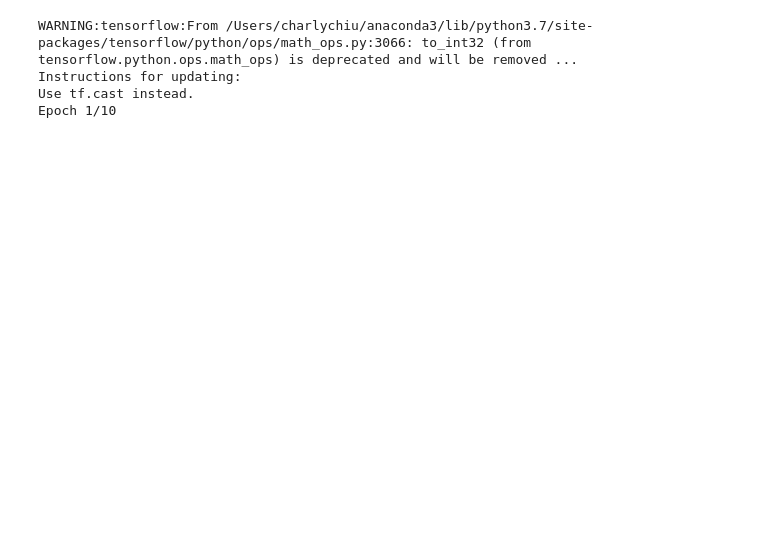
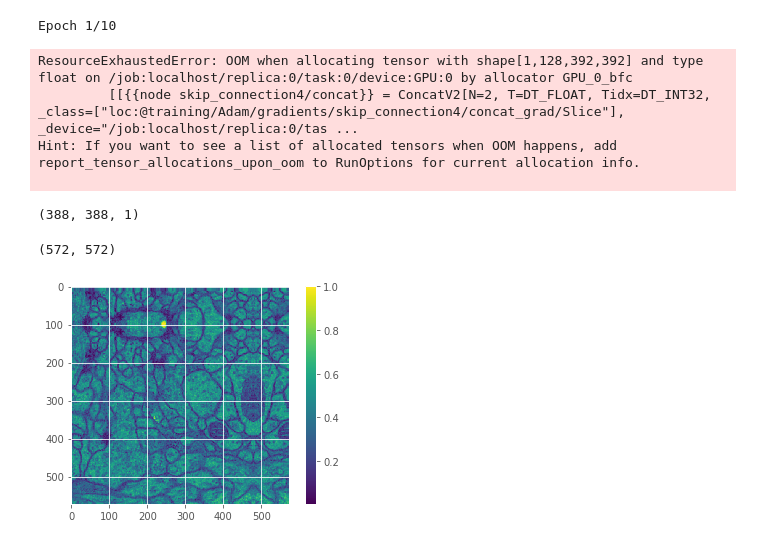
Before and after one commit to charlychiu/U-Net, a Jupyter notebook: model_testing.ipynb, the cells around one changed output. Cells and saved outputs as stored; diff of their text form; code cells hidden in the pictures; blank space fills up the shorter version.

Commit message:
Update model_testing with inference

```diff
--- a/model_testing.ipynb
+++ b/model_testing.ipynb
@@ -74,9 +69,10 @@ def iou_loss_score(true,pred):  #this can be used as a loss if you make it negat
 # %%
 model.compile(optimizer = 'Adam', loss = 'binary_crossentropy', metrics = [iou_loss_score])
 # %%
-results = model.fit(image_arr, tmp_mask, epochs=10, verbose=1)
+results = model.fit(image_arr, tmp_mask, batch_size=1, epochs=10, verbose=1)
 # %% [output]
-WARNING:tensorflow:From /Users/charlychiu/anaconda3/lib/python3.7/site-packages/tensorflow/python/ops/math_ops.py:3066: to_int32 (from tensorflow.python.ops.math_ops) is deprecated and will be removed ...
-Instructions for updating:
-Use tf.cast instead.
 Epoch 1/10
+ResourceExhaustedError: OOM when allocating tensor with shape[1,128,392,392] and type float on /job:localhost/replica:0/task:0/device:GPU:0 by allocator GPU_0_bfc
+         [[{{node skip_connection4/concat}} = ConcatV2[N=2, T=DT_FLOAT, Tidx=DT_INT32, _class=["loc:@training/Adam/gradients/skip_connection4/concat_grad/Slice"], _device="/job:localhost/replica:0/tas ...
+Hint: If you want to see a list of allocated tensors when OOM happens, add report_tensor_allocations_upon_oom to RunOptions for current allocation info.
+
@@ -82,0 +83,22 @@ Epoch 1/10
+# %%
+inference_image[0].shape
+# %% [output]
+(388, 388, 1)
+# %%
+import matplotlib.pyplot as plt
+plt.style.use("ggplot")
+
+def image_preview(data, cmap_status=True):
+    if cmap_status:
+        plt.imshow(data, cmap=plt.get_cmap('bone'))
+        plt.colorbar()
+    else:
+        plt.imshow(data)
+        plt.colorbar()
+# %%
+preview_x = image_arr[0][:,:,0]
+image_preview(preview_x, cmap_status=False)
+print(preview_x.shape)
+# %% [output]
+(572, 572)
+[figure, added]
```
Also changed, not shown: parts of 7 cells of this notebook.
